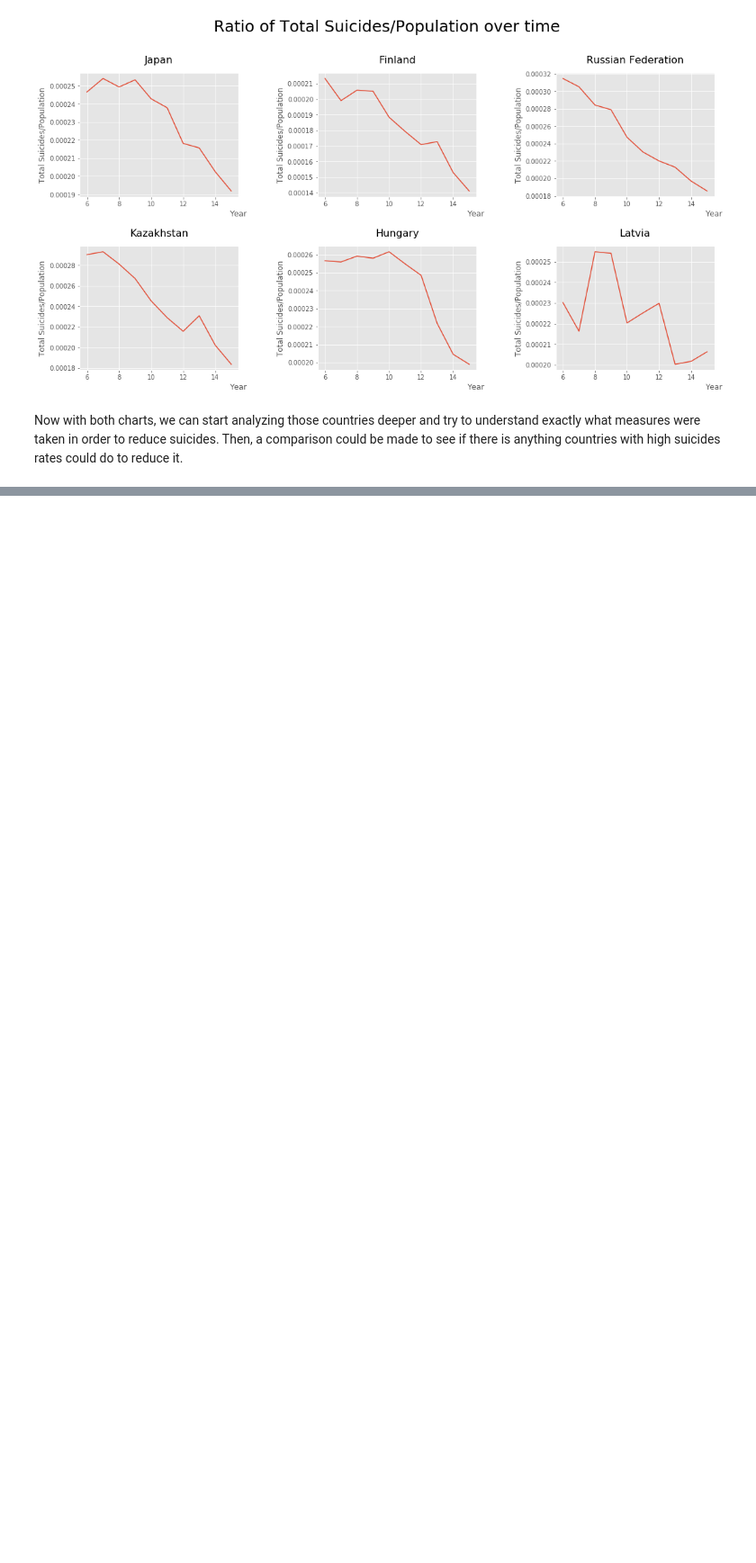
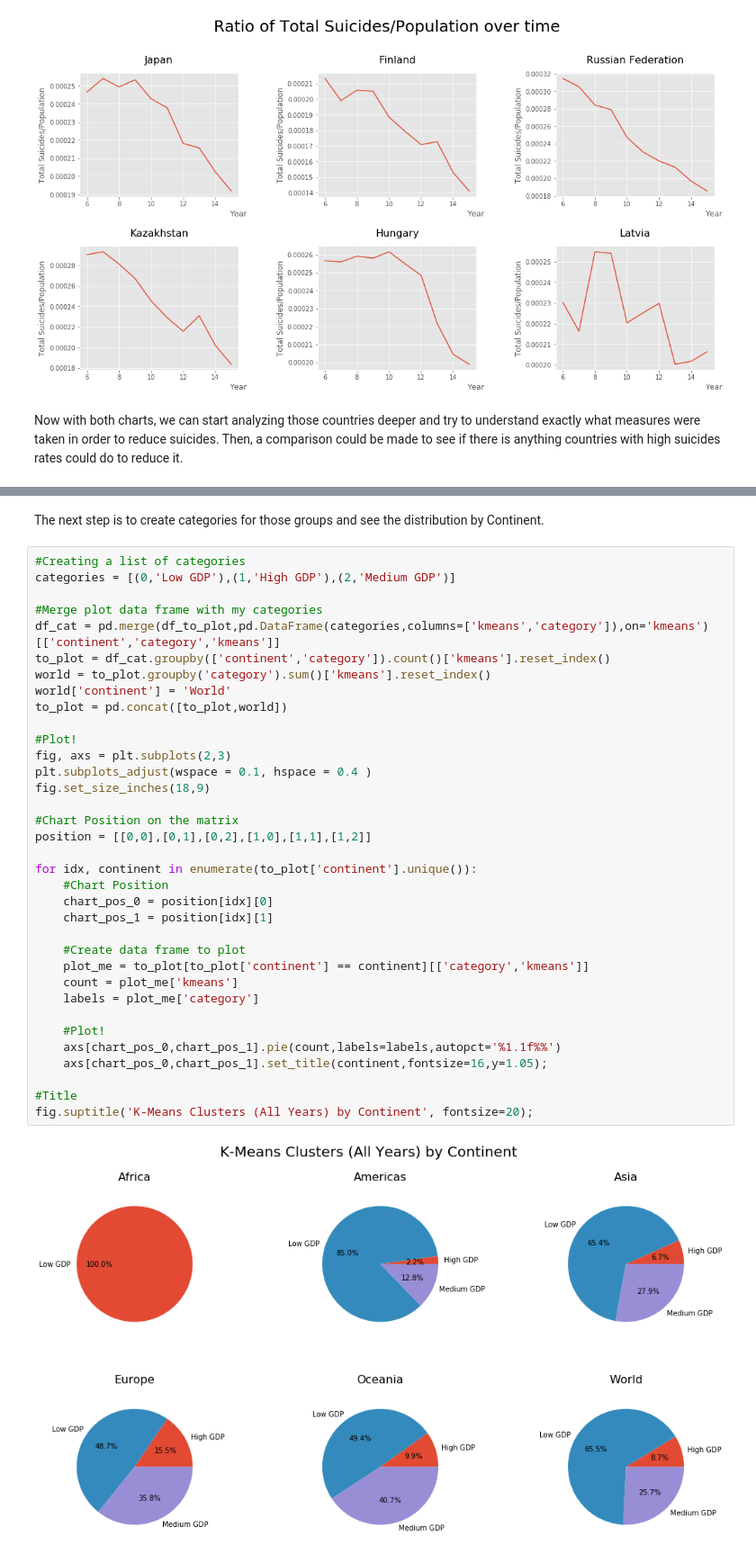
Before and after one commit to renoneto/data-science-portfolio, a Jupyter notebook: suicide_analysis.ipynb, the cells around one changed output, grey strips where cells are left out. Shown at 90% size. Cells and saved outputs as stored; diff of their text form; blank space fills up the shorter version.

```diff
--- a/suicide_analysis.ipynb
+++ b/suicide_analysis.ipynb
@@ -826,0 +967,39 @@ Now with both charts, we can start analyzing those countries deeper and try to u
+# %% [markdown]
+The next step is to create categories for those groups and see the distribution by Continent.
+# %%
+#Creating a list of categories
+categories = [(0,'Low GDP'),(1,'High GDP'),(2,'Medium GDP')]
+
+#Merge plot data frame with my categories
+df_cat = pd.merge(df_to_plot,pd.DataFrame(categories,columns=['kmeans','category']),on='kmeans')[['continent','category','kmeans']]
+to_plot = df_cat.groupby(['continent','category']).count()['kmeans'].reset_index()
+world = to_plot.groupby('category').sum()['kmeans'].reset_index()
+world['continent'] = 'World'
+to_plot = pd.concat([to_plot,world])
+
+#Plot!
+fig, axs = plt.subplots(2,3)
+plt.subplots_adjust(wspace = 0.1, hspace = 0.4 )
+fig.set_size_inches(18,9)
+
+#Chart Position on the matrix
+position = [[0,0],[0,1],[0,2],[1,0],[1,1],[1,2]]
+
+for idx, continent in enumerate(to_plot['continent'].unique()):
+    #Chart Position
+    chart_pos_0 = position[idx][0]
+    chart_pos_1 = position[idx][1]
+
+    #Create data frame to plot
+    plot_me = to_plot[to_plot['continent'] == continent][['category','kmeans']]
+    count = plot_me['kmeans']
+    labels = plot_me['category']
+
+    #Plot!
+    axs[chart_pos_0,chart_pos_1].pie(count,labels=labels,autopct='%1.1f%%')
+    axs[chart_pos_0,chart_pos_1].set_title(continent,fontsize=16,y=1.05);
+
+#Title
+fig.suptitle('K-Means Clusters (All Years) by Continent', fontsize=20);
+# %% [output]
+[figure, added]
```
Also changed, not shown: parts of 14 cells of this notebook.
